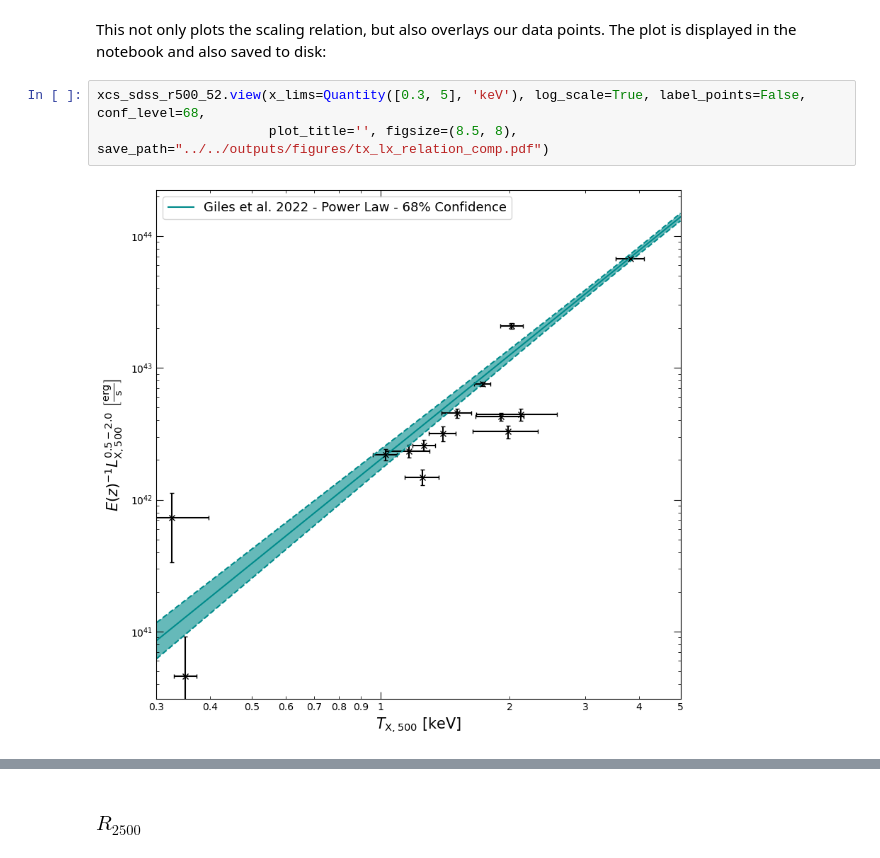
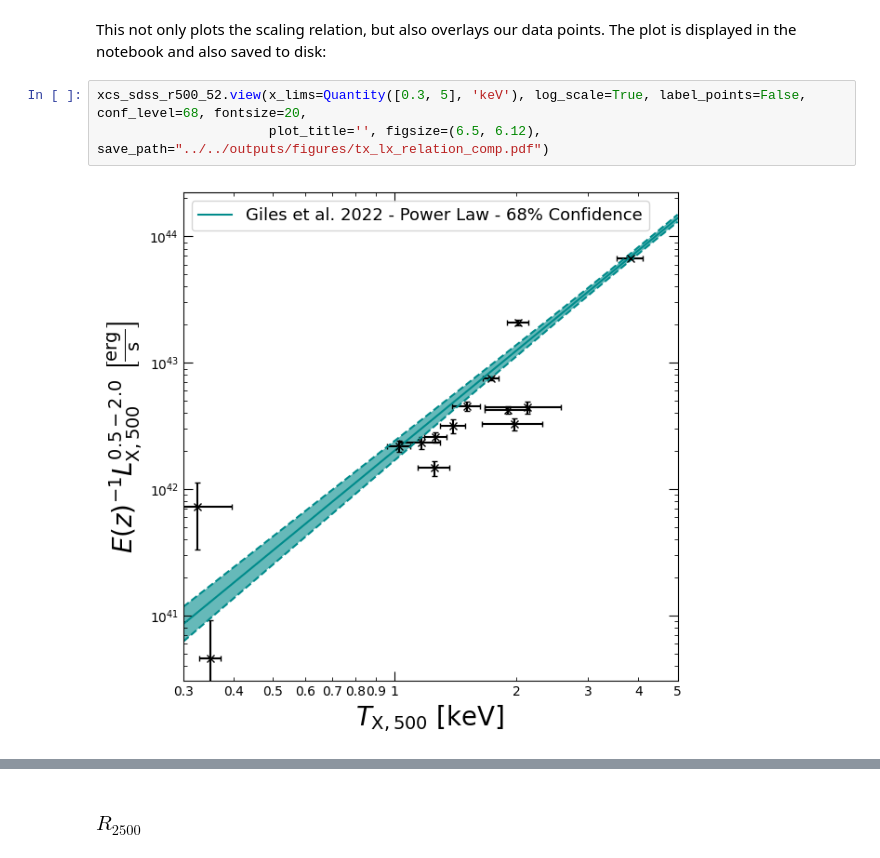
Before and after one commit to DavidT3/OVI_groups, a Jupyter notebook: notebooks/results_analyses/luminosity_temperature_comparisons.ipynb, the cells around one changed output, grey strips where cells are left out. Drawn from its saved outputs; the diff is of its cells as text.

Commit message:
Updated to figures

```diff
--- a/notebooks/results_analyses/luminosity_temperature_comparisons.ipynb
+++ b/notebooks/results_analyses/luminosity_temperature_comparisons.ipynb
@@ -159,9 +159,9 @@ xcs_sdss_r500_52.view(x_lims=Quantity([0.3, 5], 'keV'), log_scale=True, label_po
 # %% [markdown]
 This not only plots the scaling relation, but also overlays our data points. The plot is displayed in the notebook and also saved to disk:
 # %%
-xcs_sdss_r500_52.view(x_lims=Quantity([0.3, 5], 'keV'), log_scale=True, label_points=False, conf_level=68,
-                      plot_title='', figsize=(8.5, 8), save_path="../../outputs/figures/tx_lx_relation_comp.pdf")
+xcs_sdss_r500_52.view(x_lims=Quantity([0.3, 5], 'keV'), log_scale=True, label_points=False, conf_level=68, fontsize=20,
+                      plot_title='', figsize=(6.5, 6.12), save_path="../../outputs/figures/tx_lx_relation_comp.pdf")
 # %% [output]
-[figure, old version]
+[figure, new version]
 # %%
 xcs_sdss_r500_52.view(x_lims=Quantity([0.4, 5], 'keV'), log_scale=True, label_points=True, conf_level=68,
```
Also changed, not shown: parts of 4 cells of this notebook, 17 other files.
